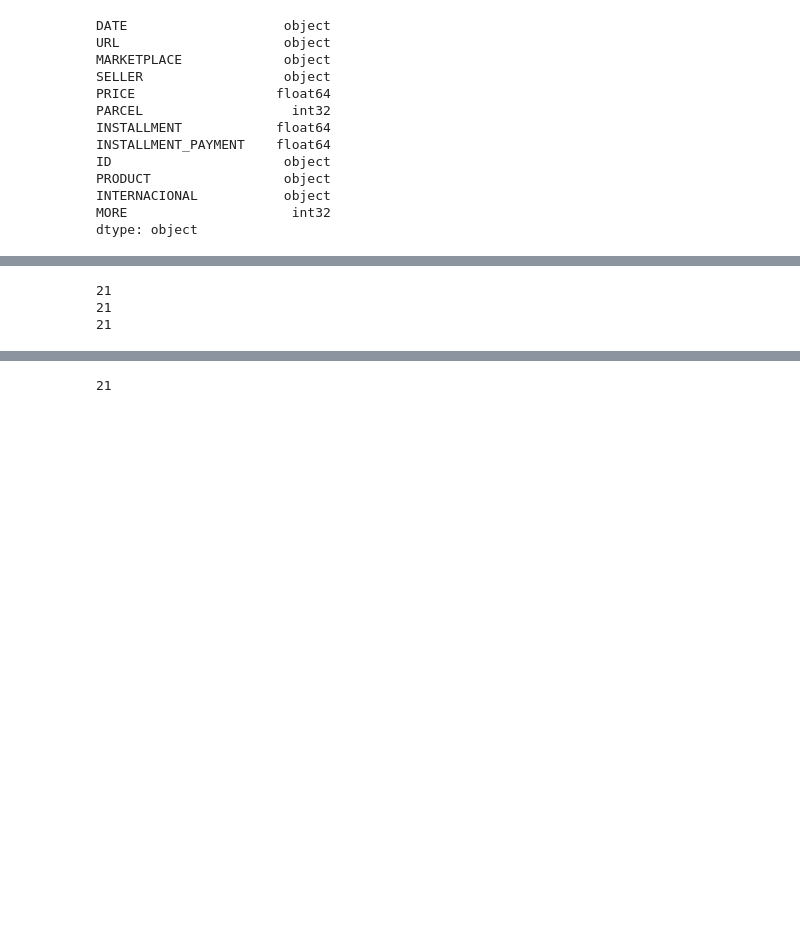
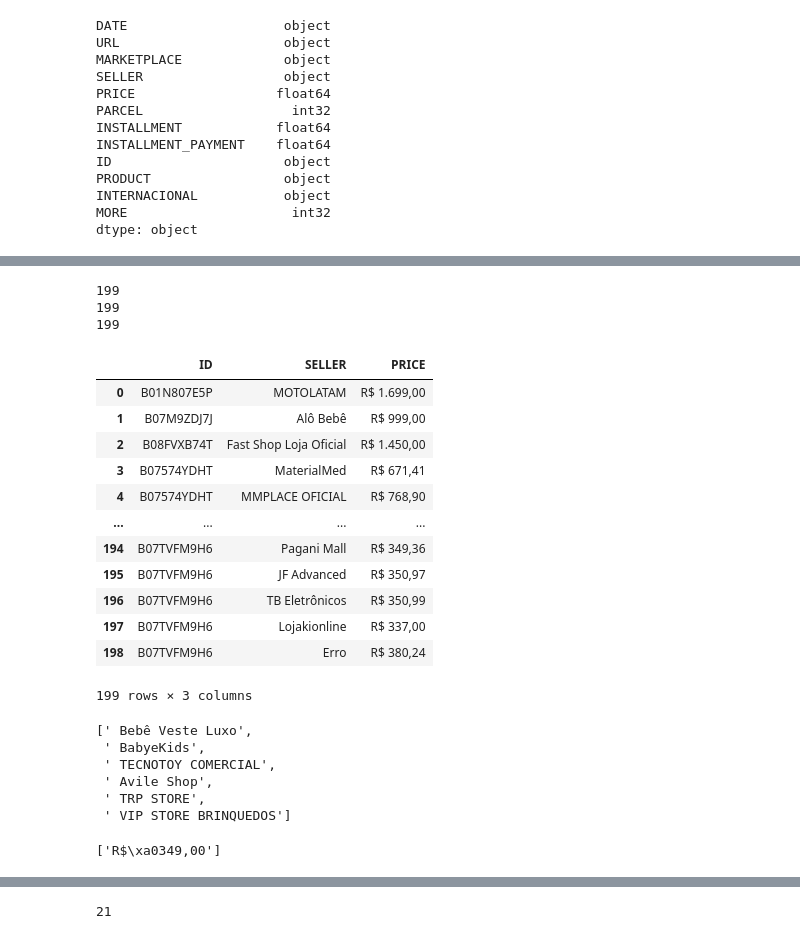
Before and after one commit to Turtle-BP/Turtle_app_0.1, a Jupyter notebook: Testes_Spiders/Amazon.ipynb, the cells around one changed output, grey strips where cells are left out. Drawn from its saved outputs; the diff is of its cells as text; code cells hidden in the pictures; blank space fills up the shorter version.

```diff
--- a/Testes_Spiders/Amazon.ipynb
+++ b/Testes_Spiders/Amazon.ipynb
@@ -421,11 +565,51 @@ for url in tqdm(Df_more_offers['ID']):
+# %%
+Amazon_seller_more = []
+Amazon_price_more = []
 # %%
 print(len(Amazon_seller_more))
 print(len(Amazon_ID_More))
 print(len(Amazon_price_more))
 # %% [output]
-21
-21
-21
+199
+199
+199
+# %%
+Amazon_seller_more.append("Erro")
+# %%
+Dataframe = pd.DataFrame()
+
+Dataframe['ID'] = Amazon_ID_More
+Dataframe['SELLER'] = Amazon_seller_more
+Dataframe['PRICE'] = Amazon_price_more
+# %%
+Dataframe
+# %% [output]
+|  | ID | SELLER | PRICE |
+| 0 | B01N807E5P | MOTOLATAM | R$ 1.699,00 |
+| 1 | B07M9ZDJ7J | Alô Bebê | R$ 999,00 |
+| 2 | B08FVXB74T | Fast Shop Loja Oficial | R$ 1.450,00 |
+| 3 | B07574YDHT | MaterialMed | R$ 671,41 |
+| 4 | B07574YDHT | MMPLACE OFICIAL | R$ 768,90 |
+| ... | ... | ... | ... |
+| 194 | B07TVFM9H6 | Pagani Mall | R$ 349,36 |
+| 195 | B07TVFM9H6 | JF Advanced | R$ 350,97 |
+| 196 | B07TVFM9H6 | TB Eletrônicos | R$ 350,99 |
+| 197 | B07TVFM9H6 | Lojakionline | R$ 337,00 |
+| 198 | B07TVFM9H6 | Erro | R$ 380,24 |
+199 rows × 3 columns
+# %%
+Amazon_seller_more
+# %% [output]
+[' Bebê Veste Luxo',
+ ' BabyeKids',
+ ' TECNOTOY COMERCIAL',
+ ' Avile Shop',
+ ' TRP STORE',
+ ' VIP STORE BRINQUEDOS']
+# %%
+Amazon_price_more
+# %% [output]
+['R$\xa0349,00']
 # %%
 Dataframe_More = pd.DataFrame()
 Dataframe_More['ID'] = Amazon_ID_More
```
Also changed, not shown: parts of 15 cells of this notebook, 10 other files.
